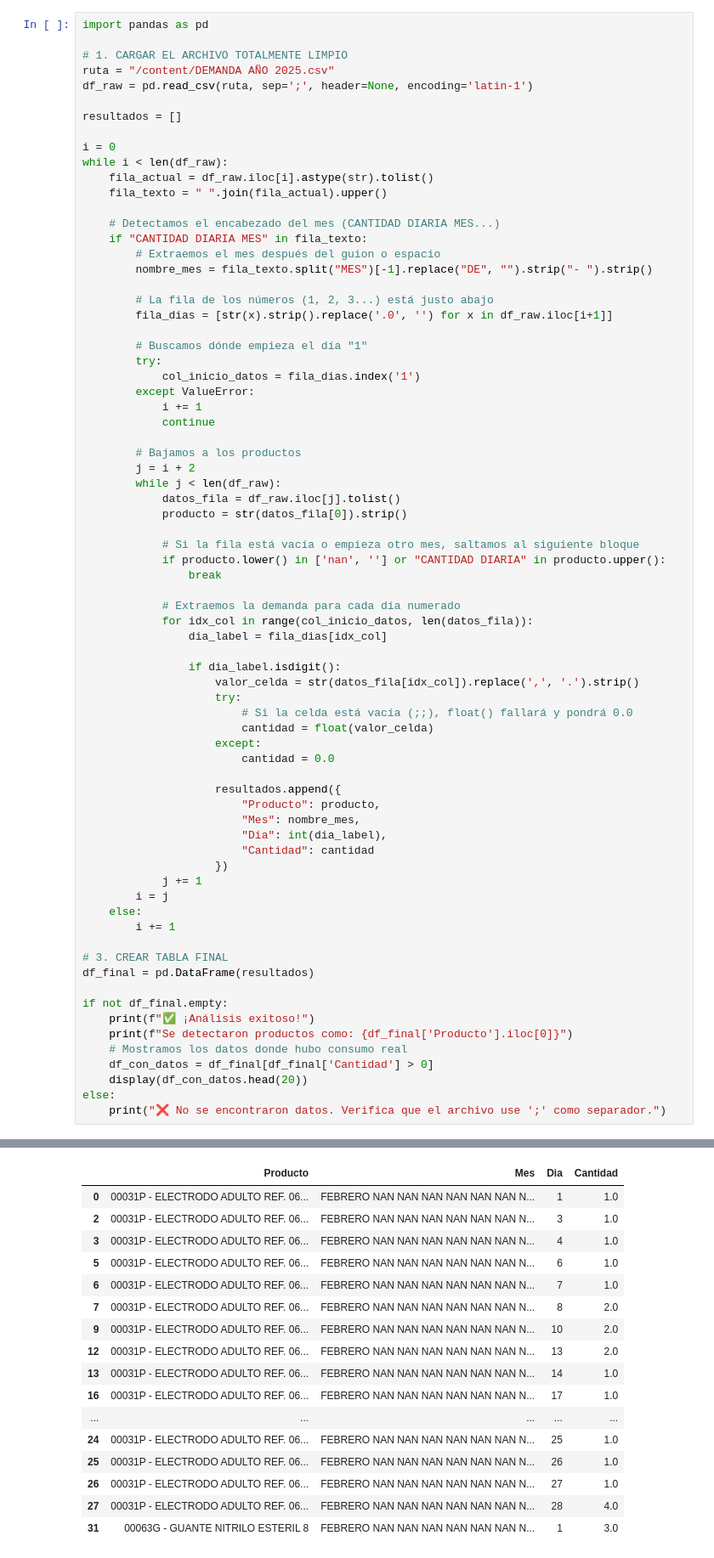
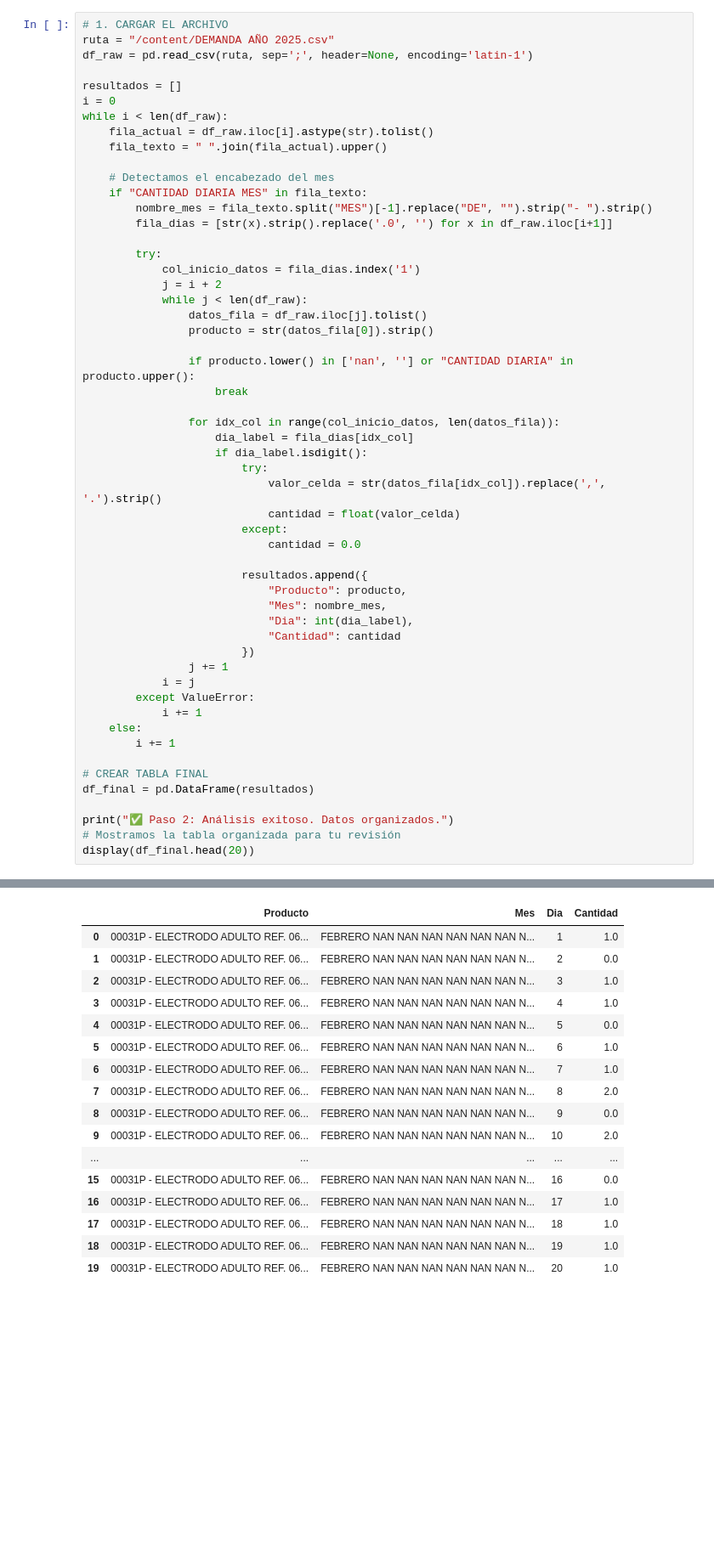
Before and after one commit to victoregomezf-maker/seminario, a Jupyter notebook: Predicción_de_demanda_insumos_medicos.ipynb, the cells around one changed output, grey strips where cells are left out. Shown at 85% size. Saved outputs shown, nothing was run; the diff lists cells and outputs as text; blank space fills up the shorter version.

```diff
--- a/Predicción_de_demanda_insumos_medicos.ipynb
+++ b/Predicción_de_demanda_insumos_medicos.ipynb
@@ -5,74 +21,55 @@
 # %%
-import pandas as pd
-
-# 1. CARGAR EL ARCHIVO TOTALMENTE LIMPIO
+# 1. CARGAR EL ARCHIVO
 ruta = "/content/DEMANDA AÑO 2025.csv"
 df_raw = pd.read_csv(ruta, sep=';', header=None, encoding='latin-1')
 
 resultados = []
-
 i = 0
 while i < len(df_raw):
     fila_actual = df_raw.iloc[i].astype(str).tolist()
     fila_texto = " ".join(fila_actual).upper()
 
-    # Detectamos el encabezado del mes (CANTIDAD DIARIA MES...)
+    # Detectamos el encabezado del mes
     if "CANTIDAD DIARIA MES" in fila_texto:
-        # Extraemos el mes después del guion o espacio
         nombre_mes = fila_texto.split("MES")[-1].replace("DE", "").strip("- ").strip()
-
-        # La fila de los números (1, 2, 3...) está justo abajo
         fila_dias = [str(x).strip().replace('.0', '') for x in df_raw.iloc[i+1]]
 
-        # Buscamos dónde empieza el día "1"
         try:
             col_inicio_datos = fila_dias.index('1')
+            j = i + 2
+            while j < len(df_raw):
+                datos_fila = df_raw.iloc[j].tolist()
+                producto = str(datos_fila[0]).strip()
+
+                if producto.lower() in ['nan', ''] or "CANTIDAD DIARIA" in producto.upper():
+                    break
+
+                for idx_col in range(col_inicio_datos, len(datos_fila)):
+                    dia_label = fila_dias[idx_col]
+                    if dia_label.isdigit():
+                        try:
+                            valor_celda = str(datos_fila[idx_col]).replace(',', '.').strip()
+                            cantidad = float(valor_celda)
+                        except:
+                            cantidad = 0.0
+
+                        resultados.append({
+                            "Producto": producto,
+                            "Mes": nombre_mes,
+                            "Dia": int(dia_label),
+                            "Cantidad": cantidad
+                        })
+                j += 1
+            i = j
         except ValueError:
             i += 1
-            continue
-
-        # Bajamos a los productos
-        j = i + 2
-        while j < len(df_raw):
-            datos_fila = df_raw.iloc[j].tolist()
-            producto = str(datos_fila[0]).strip()
-
-            # Si la fila está vacía o empieza otro mes, saltamos al siguiente bloque
-            if producto.lower() in ['nan', ''] or "CANTIDAD DIARIA" in producto.upper():
-                break
-
-            # Extraemos la demanda para cada día numerado
-            for idx_col in range(col_inicio_datos, len(datos_fila)):
-                dia_label = fila_dias[idx_col]
-
-                if dia_label.isdigit():
-                    valor_celda = str(datos_fila[idx_col]).replace(',', '.').strip()
-                    try:
-                        # Si la celda está vacía (;;), float() fallará y pondrá 0.0
-                        cantidad = float(valor_celda)
-                    except:
-                        cantidad = 0.0
-
-                    resultados.append({
-                        "Producto": producto,
-                        "Mes": nombre_mes,
-                        "Dia": int(dia_label),
-                        "Cantidad": cantidad
-                    })
-            j += 1
-        i = j
     else:
         i += 1
 
-# 3. CREAR TABLA FINAL
+# CREAR TABLA FINAL
 df_final = pd.DataFrame(resultados)
 
-if not df_final.empty:
-    print(f"✅ ¡Análisis exitoso!")
-    print(f"Se detectaron productos como: {df_final['Producto'].iloc[0]}")
-    # Mostramos los datos donde hubo consumo real
-    df_con_datos = df_final[df_final['Cantidad'] > 0]
-    display(df_con_datos.head(20))
-else:
-    print("❌ No se encontraron datos. Verifica que el archivo use ';' como separador.")
+print("✅ Paso 2: Análisis exitoso. Datos organizados.")
+# Mostramos la tabla organizada para tu revisión
+display(df_final.head(20))
 # %% [output]
@@ -81,17 +77,17 @@ Se detectaron productos como: 00031P - ELECTRODO ADULTO REF. 0651 30 77007 DESFI
 |  | Producto | Mes | Dia | Cantidad |
 | 0 | 00031P - ELECTRODO ADULTO REF. 06... | FEBRERO NAN NAN NAN NAN NAN NAN N... | 1 | 1.0 |
+| 1 | 00031P - ELECTRODO ADULTO REF. 06... | FEBRERO NAN NAN NAN NAN NAN NAN N... | 2 | 0.0 |
 | 2 | 00031P - ELECTRODO ADULTO REF. 06... | FEBRERO NAN NAN NAN NAN NAN NAN N... | 3 | 1.0 |
 | 3 | 00031P - ELECTRODO ADULTO REF. 06... | FEBRERO NAN NAN NAN NAN NAN NAN N... | 4 | 1.0 |
+| 4 | 00031P - ELECTRODO ADULTO REF. 06... | FEBRERO NAN NAN NAN NAN NAN NAN N... | 5 | 0.0 |
 | 5 | 00031P - ELECTRODO ADULTO REF. 06... | FEBRERO NAN NAN NAN NAN NAN NAN N... | 6 | 1.0 |
 | 6 | 00031P - ELECTRODO ADULTO REF. 06... | FEBRERO NAN NAN NAN NAN NAN NAN N... | 7 | 1.0 |
 | 7 | 00031P - ELECTRODO ADULTO REF. 06... | FEBRERO NAN NAN NAN NAN NAN NAN N... | 8 | 2.0 |
+| 8 | 00031P - ELECTRODO ADULTO REF. 06... | FEBRERO NAN NAN NAN NAN NAN NAN N... | 9 | 0.0 |
 | 9 | 00031P - ELECTRODO ADULTO REF. 06... | FEBRERO NAN NAN NAN NAN NAN NAN N... | 10 | 2.0 |
-| 12 | 00031P - ELECTRODO ADULTO REF. 06... | FEBRERO NAN NAN NAN NAN NAN NAN N... | 13 | 2.0 |
-| 13 | 00031P - ELECTRODO ADULTO REF. 06... | FEBRERO NAN NAN NAN NAN NAN NAN N... | 14 | 1.0 |
+| ... | ... | ... | ... | ... |
+| 15 | 00031P - ELECTRODO ADULTO REF. 06... | FEBRERO NAN NAN NAN NAN NAN NAN N... | 16 | 0.0 |
 | 16 | 00031P - ELECTRODO ADULTO REF. 06... | FEBRERO NAN NAN NAN NAN NAN NAN N... | 17 | 1.0 |
-| ... | ... | ... | ... | ... |
-| 24 | 00031P - ELECTRODO ADULTO REF. 06... | FEBRERO NAN NAN NAN NAN NAN NAN N... | 25 | 1.0 |
-| 25 | 00031P - ELECTRODO ADULTO REF. 06... | FEBRERO NAN NAN NAN NAN NAN NAN N... | 26 | 1.0 |
-| 26 | 00031P - ELECTRODO ADULTO REF. 06... | FEBRERO NAN NAN NAN NAN NAN NAN N... | 27 | 1.0 |
-| 27 | 00031P - ELECTRODO ADULTO REF. 06... | FEBRERO NAN NAN NAN NAN NAN NAN N... | 28 | 4.0 |
-| 31 | 00063G - GUANTE NITRILO ESTERIL 8 | FEBRERO NAN NAN NAN NAN NAN NAN N... | 1 | 3.0 |
+| 17 | 00031P - ELECTRODO ADULTO REF. 06... | FEBRERO NAN NAN NAN NAN NAN NAN N... | 18 | 1.0 |
+| 18 | 00031P - ELECTRODO ADULTO REF. 06... | FEBRERO NAN NAN NAN NAN NAN NAN N... | 19 | 1.0 |
+| 19 | 00031P - ELECTRODO ADULTO REF. 06... | FEBRERO NAN NAN NAN NAN NAN NAN N... | 20 | 1.0 |
```
Also changed, not shown: parts of 15 cells of this notebook.
